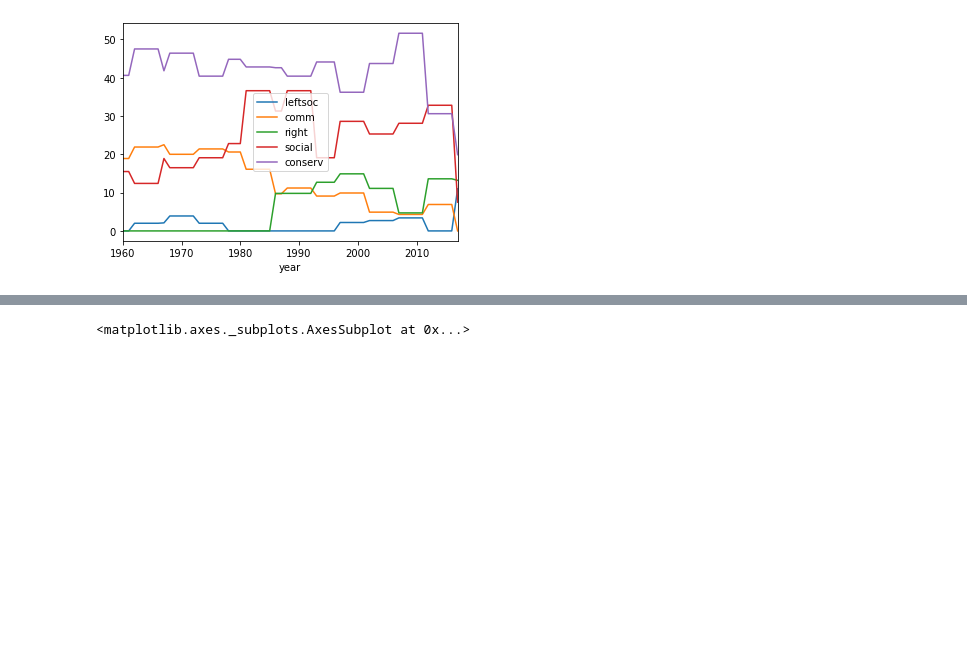
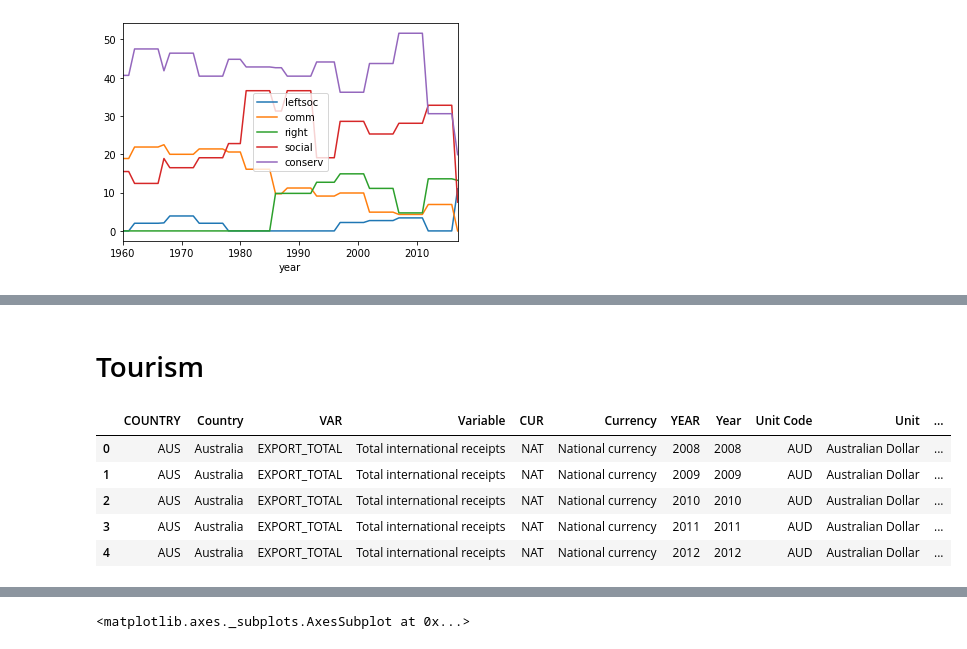
Before and after one commit to CharlesCoster/ada-project-terrorism-impact, a Jupyter notebook: ada_project.ipynb, the cells around one changed output, grey strips where cells are left out. Drawn from its saved outputs; the diff is of its cells as text; code cells hidden in the pictures; blank space fills up the shorter version.

```diff
--- a/ada_project.ipynb
+++ b/ada_project.ipynb
@@ -219 +221,3 @@ Requirement already satisfied: pyasn1-modules>=0.0.5 in /usr/local/lib/python3.6
 Requirement already satisfied: cachetools>=2.0.0 in /usr/local/lib/python3.6/dist-packages (from google-auth>=1.4.1->google-api-python-client>=1.2->PyDrive) (3.1.1)
+# %% [markdown]
+# Tourism
@@ -219,0 +228,9 @@ Requirement already satisfied: cachetools>=2.0.0 in /usr/local/lib/python3.6/dis
+# %%
+df_tourism.head()
+# %% [output]
+|  | COUNTRY | Country | VAR | Variable | CUR | Currency | YEAR | Year | Unit Code | Unit | ... |
+| 0 | AUS | Australia | EXPORT_TOTAL | Total international receipts | NAT | National currency | 2008 | 2008 | AUD | Australian Dollar | ... |
+| 1 | AUS | Australia | EXPORT_TOTAL | Total international receipts | NAT | National currency | 2009 | 2009 | AUD | Australian Dollar | ... |
+| 2 | AUS | Australia | EXPORT_TOTAL | Total international receipts | NAT | National currency | 2010 | 2010 | AUD | Australian Dollar | ... |
+| 3 | AUS | Australia | EXPORT_TOTAL | Total international receipts | NAT | National currency | 2011 | 2011 | AUD | Australian Dollar | ... |
+| 4 | AUS | Australia | EXPORT_TOTAL | Total international receipts | NAT | National currency | 2012 | 2012 | AUD | Australian Dollar | ... |
```
Also changed, not shown: parts of 18 cells of this notebook.
